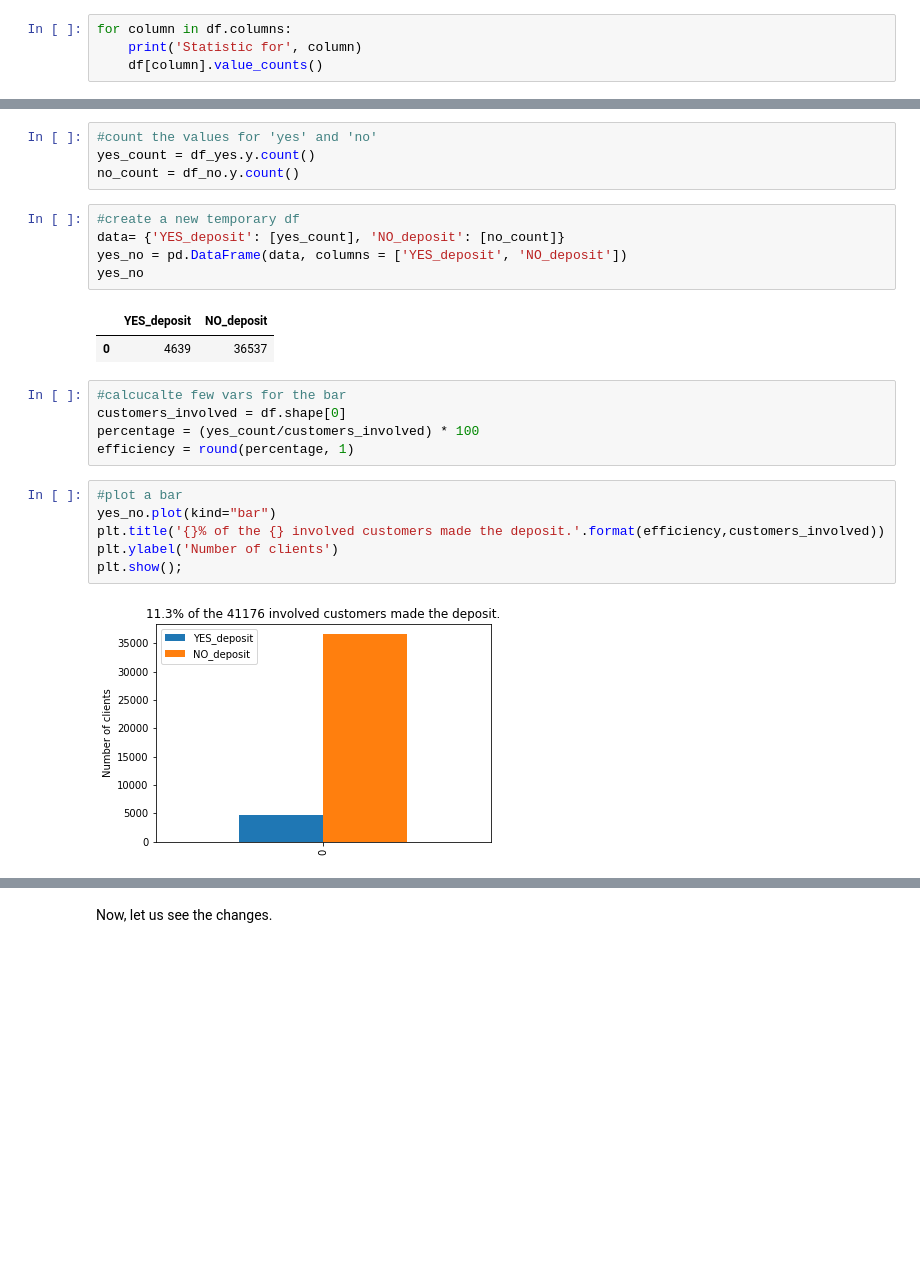
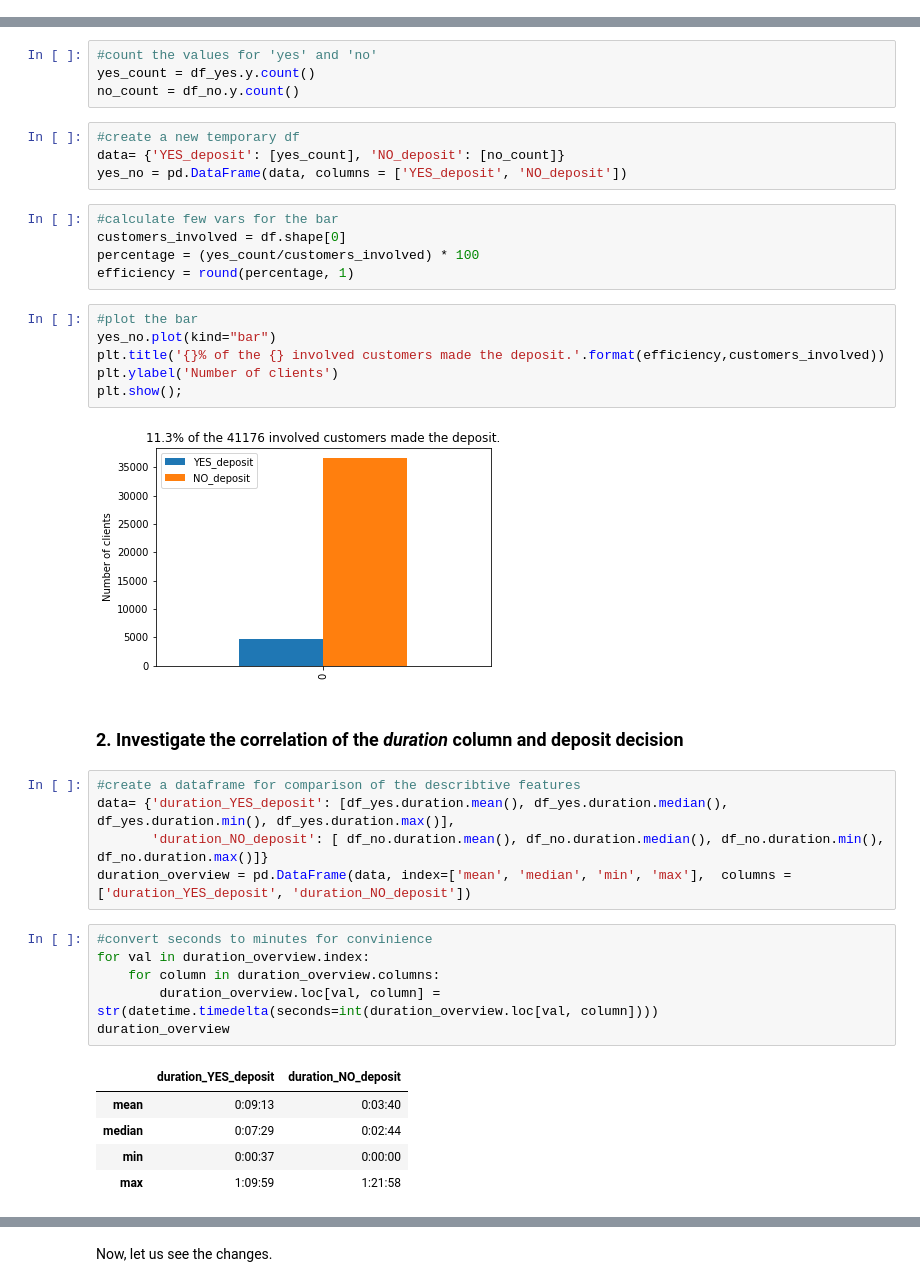
Before and after one commit to o-sapov/data_science_course-mlgraz, a Jupyter notebook: notebooks/eda.ipynb, the cells around one changed output, grey strips where cells are left out. Drawn from its saved outputs; the diff is of its cells as text; blank space fills up the shorter version.

```diff
--- a/notebooks/eda.ipynb
+++ b/notebooks/eda.ipynb
@@ -59,4 +34,0 @@ Name: age, Length: 78, dtype: int64
-# %%
-for column in df.columns:
-    print('Statistic for', column)
-    df[column].value_counts()
@@ -117,20 +72,35 @@ no_count = df_no.y.count()
 #create a new temporary df
 data= {'YES_deposit': [yes_count], 'NO_deposit': [no_count]}
 yes_no = pd.DataFrame(data, columns = ['YES_deposit', 'NO_deposit'])
-yes_no
-# %% [output]
-|  | YES_deposit | NO_deposit |
-| 0 | 4639 | 36537 |
 # %%
-#calcucalte few vars for the bar
+#calculate few vars for the bar
 customers_involved = df.shape[0]
 percentage = (yes_count/customers_involved) * 100
 efficiency = round(percentage, 1)
 # %%
-#plot a bar
+#plot the bar
 yes_no.plot(kind="bar")
 plt.title('{}% of the {} involved customers made the deposit.'.format(efficiency,customers_involved))
 plt.ylabel('Number of clients')
 plt.show();
 # %% [output]
 [figure]
+# %% [markdown]
+### 2. Investigate the correlation of the *duration* column and deposit decision
+# %%
+#create a dataframe for comparison of the describtive features
+data= {'duration_YES_deposit': [df_yes.duration.mean(), df_yes.duration.median(), df_yes.duration.min(), df_yes.duration.max()],
+       'duration_NO_deposit': [ df_no.duration.mean(), df_no.duration.median(), df_no.duration.min(), df_no.duration.max()]}
+duration_overview = pd.DataFrame(data, index=['mean', 'median', 'min', 'max'],  columns = ['duration_YES_deposit', 'duration_NO_deposit'])
+# %%
+#convert seconds to minutes for convinience
+for val in duration_overview.index:
+    for column in duration_overview.columns:
+        duration_overview.loc[val, column] = str(datetime.timedelta(seconds=int(duration_overview.loc[val, column])))
+duration_overview
+# %% [output]
+|  | duration_YES_deposit | duration_NO_deposit |
+| mean | 0:09:13 | 0:03:40 |
+| median | 0:07:29 | 0:02:44 |
+| min | 0:00:37 | 0:00:00 |
+| max | 1:09:59 | 1:21:58 |
```
Also changed, not shown: parts of 43 cells of this notebook, 2 other files.
